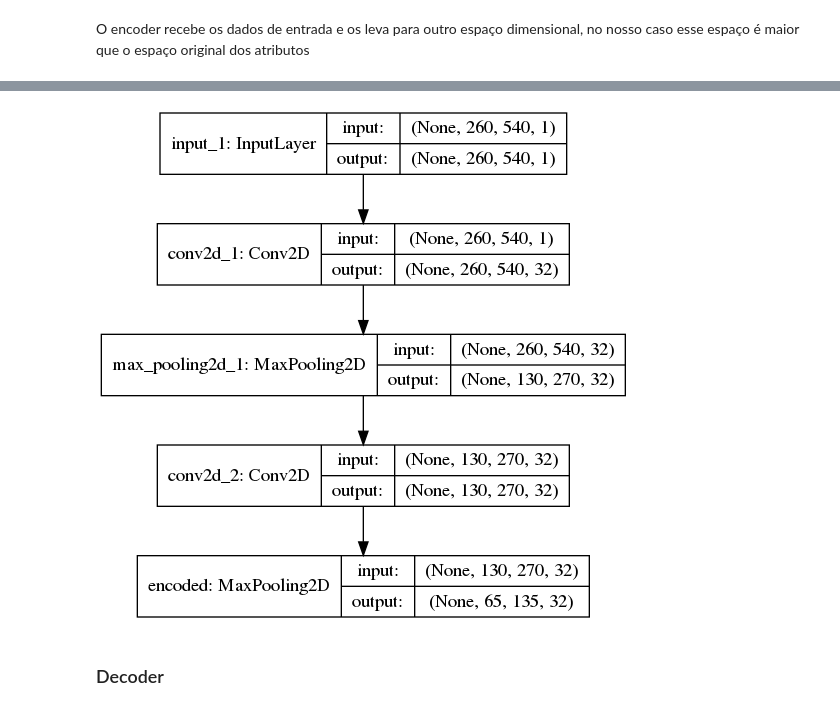
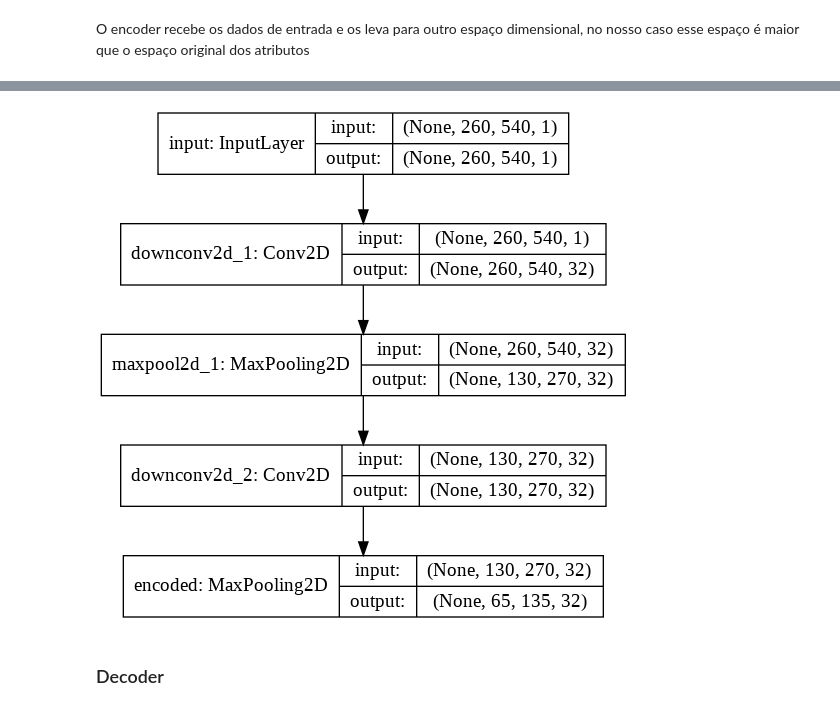
Before and after one commit to talesaraujo/autoencoder-image-denoising, a Jupyter notebook: Convolutional Denoising AE KDD.ipynb, the cells around one changed output, grey strips where cells are left out. Cells and saved outputs as stored; diff of their text form; code cells hidden in the pictures.

```diff
--- a/Convolutional Denoising AE KDD.ipynb
+++ b/Convolutional Denoising AE KDD.ipynb
@@ -82 +34,25 @@ def build_data():
+# %%
+# Set images fixed sizes
+IMG_LENGTH, IMG_WIDTH = (540, 260)
+
+dir_list = ['kdd/train/', 'kdd/train_cleaned/', 'kdd/test/']
+
+def get_sample_set(directory, sizes):
+	sample_set = []
+
+	for file in listdir(directory):
+		img = imread(directory + file)
+		img = resize(img, sizes, True)
+		img = img.reshape(1, img.shape[0], img.shape[1])
+		sample_set.append(img)
+
+	sample_set = tuple(sample_set)
+	sample_set = np.concatenate(sample_set)
+
+	return sample_set
+
+
+sample_sets = [get_sample_set(dir_list[i], (IMG_WIDTH, IMG_LENGTH)) for i in range(0, 3)]
+
+x_train, y_train, x_test = (sample_sets[0], sample_sets[1], sample_sets[2])
 # %%
@@ -108,17 +90,16 @@ Um modelo de Auto Encoder é composto por duas partes principais, o encoder e o
 # %% [markdown]
 O encoder recebe os dados de entrada e os leva para outro espaço dimensional, no nosso caso esse espaço é maior que o espaço original dos atributos
 # %%
-input_img = Input(shape=(260,540,1))
+input_img = Input(shape=(IMG_WIDTH, IMG_LENGTH, 1), name='input')
 
-downConv = Conv2D(32,(3,3),activation='relu',padding='same')(input_img)
-downConv = MaxPooling2D((2,2),padding='same')(downConv)
-downConv = Conv2D(32,(3,3),activation='relu',padding='same')(downConv)
+downConv = Conv2D(32, (3,3), activation='relu', padding='same', name='downconv2d_1')(input_img)
+downConv = MaxPooling2D((2,2), padding='same', name='maxpool2d_1')(downConv)
+downConv = Conv2D(32, (3,3), activation='relu', padding='same', name='downconv2d_2')(downConv)
+encoded = MaxPooling2D((2,2), padding='same', name='encoded')(downConv)
 
-encoded = MaxPooling2D((2,2),padding='same',name='encoded')(downConv)
+encoder = Model(input_img, encoded, name='encoder')
 
-encoder = Model(input_img,encoded,name='encoder')
 
-plot_model(encoder, to_file='cae_encoder.png',show_shapes=True)
-
-Image(retina=False, filename='cae_encoder.png',width=535,height=516)
+plot_model(encoder, to_file='cae_encoder.png', show_shapes=True)
+Image(retina=False, filename='cae_encoder.png', width=535, height=516)
 # %% [output]
@@ -125,4 +112,4 @@ Image(retina=False, filename='cae_encoder.png',width=535,height=516)
-[figure, old version]
+[figure, new version]
 # %% [markdown]
 ### Decoder
 # %% [markdown]
```
Also changed, not shown: parts of 18 cells of this notebook.
